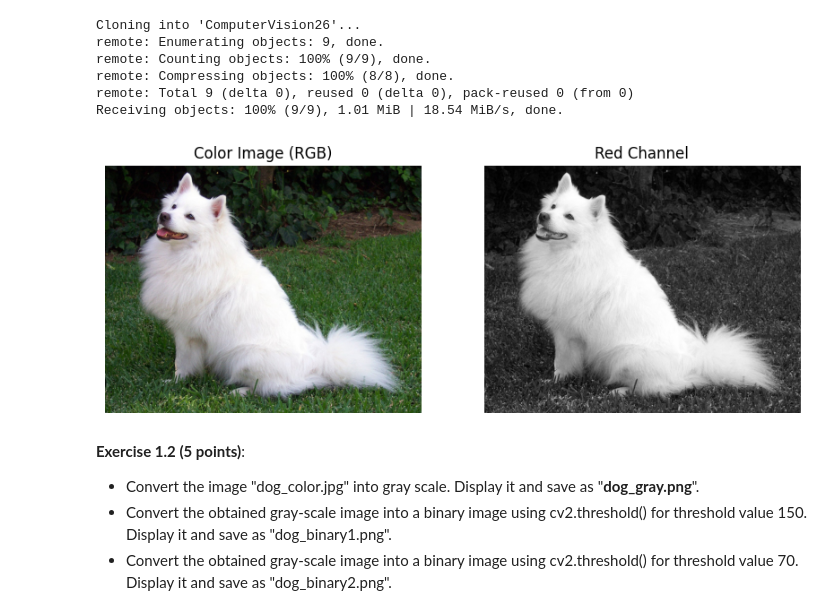
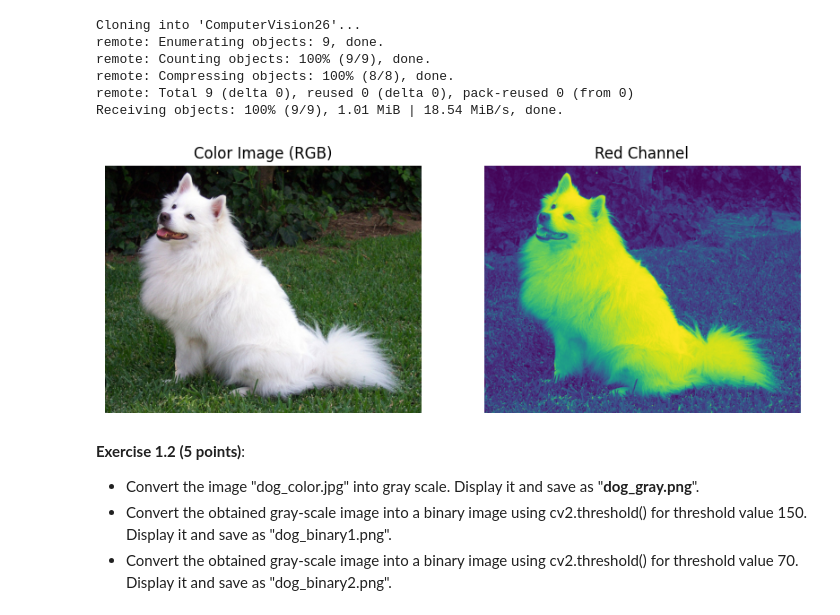
Before and after one commit to Ambos14/ComputerVision26, a Jupyter notebook: Praktikum 1/L02.ipynb, the cells around one changed output. Cells and saved outputs as stored; diff of their text form; code cells hidden in the pictures.

```diff
--- a/Praktikum 1/L02.ipynb
+++ b/Praktikum 1/L02.ipynb
@@ -37,35 +37,35 @@ Receiving objects: 100% (9/9), 1.01 MiB | 18.54 MiB/s, done.
 # For example, if the file is in the root directory, use 'dog_color.jpg'
 # If it's in a subfolder called 'images', use 'images/dog_color.jpg'
 
 # Assuming 'dog_color.jpg' is directly in the content directory after uploading:
 i_c = cv2.imread('/content/ComputerVision26/Praktikum 1/dog_color.jpg')
 
 # Check if the image was loaded successfully
 if i_c is None:
     print("Error: Could not load image. Please check the file path.")
 else:
     # Convert BRG to RGB channels (OpenCV loads in BGR by default)
     i_c_rgb = cv2.cvtColor(i_c, cv2.COLOR_BGR2RGB)
 
     # Display the RGB image
     plt.figure(figsize=(10, 5))
     plt.subplot(1, 2, 1)
     plt.imshow(i_c_rgb)
     plt.title('Color Image (RGB)')
     plt.axis('off')
 
     # Select only the red channel
     red_channel = i_c_rgb[:, :, 0] # Red channel is the first channel in RGB
 
     # Display the red channel
     plt.subplot(1, 2, 2)
-    plt.imshow(red_channel, cmap='gray') # Display as grayscale for single channel
+    plt.imshow(red_channel)
     plt.title('Red Channel')
     plt.axis('off')
 
     plt.show()
 # %% [output]
-[figure, old version]
+[figure, new version]
 # %% [markdown]
 **Exercise 1.2  (5 points)**:
 - Convert the image "dog_color.jpg" into gray scale. Display it and save as "**dog_gray.png**".
```
Also changed, not shown: parts of 4 cells of this notebook.
